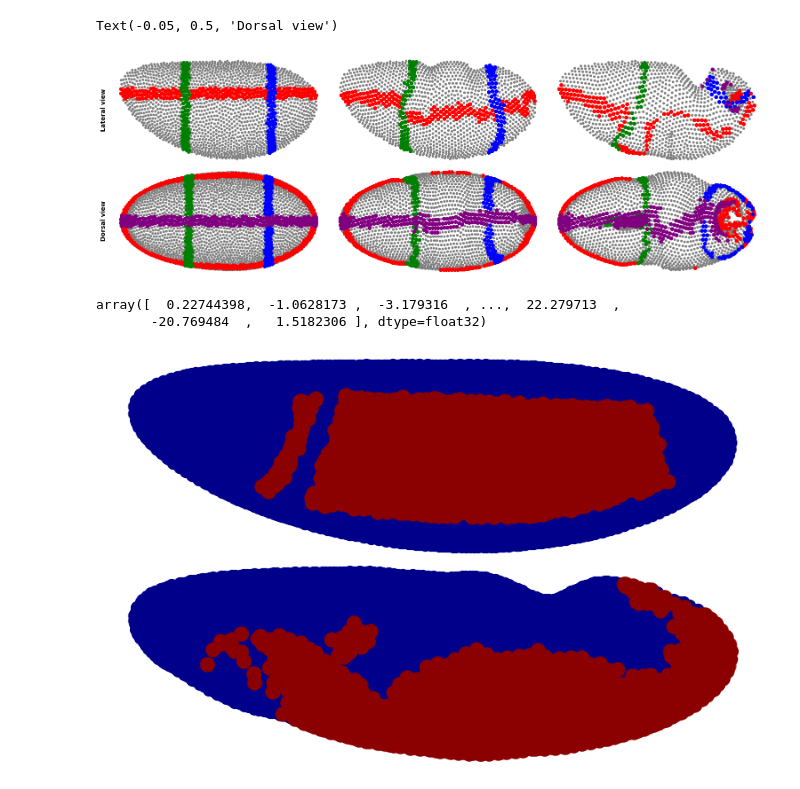
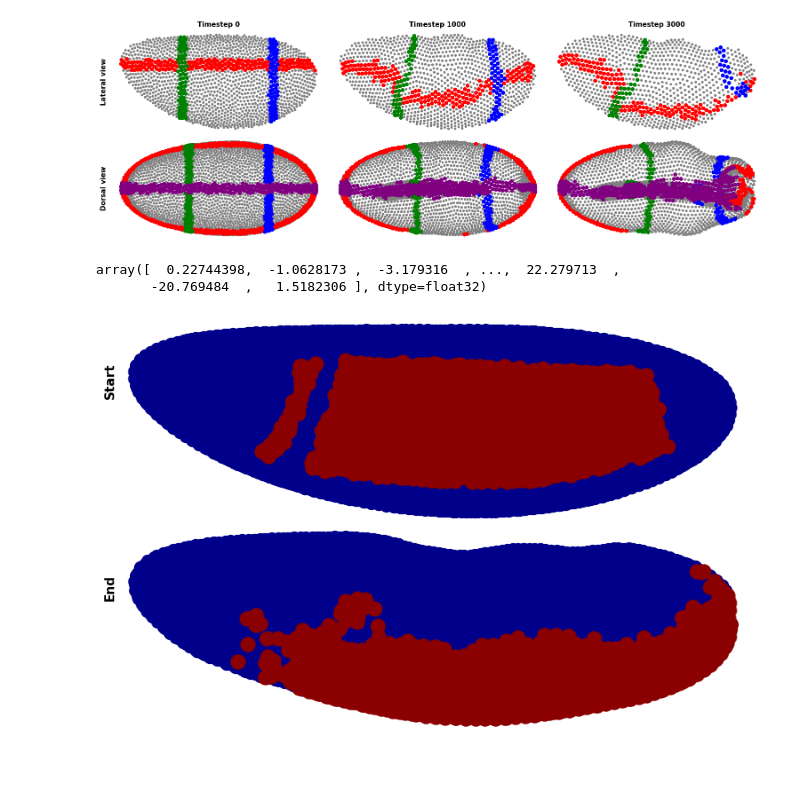
Before and after one commit to JakobSchauser/Thesis, a Jupyter notebook: CompareToData/GermBandMovements/germband.ipynb, the cells around one changed output. Saved outputs shown, nothing was run; the diff lists cells and outputs as text; code cells hidden in the pictures.

```diff
--- a/CompareToData/GermBandMovements/germband.ipynb
+++ b/CompareToData/GermBandMovements/germband.ipynb
@@ -4,7 +4,10 @@ import h5py
 import cv2
 import matplotlib.pyplot as plt
 
-with h5py.File('../../CodePass2/runs/finale.hdf5', 'r') as f:
+
+path = '../../CodePass2/runs/'
+path = "D:/"
+with h5py.File(path+'finale_normal.hdf5', 'r') as f:
     # read the data
     positions = f['x'][:]
     properties = f['properties'][:][0]
@@ -33,39 +36,41 @@ fig, axs = plt.subplots(2,3, figsize=(15,5), constrained_layout=True)
 axind = 0
 
 upper_axs = axs[0,:]
 lower_axs = axs[1,:]
 
-for t in [0,500,3000]:
+for t in [0,1000,3000]:
     y = positions[t,:,1]
     x = positions[t,:,0]
     z = positions[t,:,2]
 
-    ycut = 8
+    ycut = 11
     # lateral view
     upper_axs[axind].scatter(x[~all_stripes][y[~all_stripes]>ycut], z[~all_stripes][y[~all_stripes]>ycut], c="grey", s = 10)
     for c, stripe in zip(colors, stripes_lst):
         upper_axs[axind].scatter(x[stripe][y[stripe]>ycut], z[stripe][y[stripe]>ycut], c=c, s = 30)
 
     # remove the ticks
     upper_axs[axind].axis('off')
 
     # dorsal view
     zcut = 0
     lower_axs[axind].scatter(x[~all_stripes][z[~all_stripes]>zcut], y[~all_stripes][z[~all_stripes]>zcut], c="grey", s = 10)
     for c, stripe in zip(colors, stripes_lst):
         lower_axs[axind].scatter(x[stripe][z[stripe]>zcut], y[stripe][z[stripe]>zcut], c=c, s = 30)
 
     # remove the ticks
     lower_axs[axind].axis('off')
 
     axind += 1
 
 
-upper_axs[0].annotate('Lateral view', (-0.05, 0.5), xycoords = 'axes fraction', rotation = 90, va = 'center', fontweight = 'bold', fontsize = 10)
-lower_axs[0].annotate('Dorsal view', (-0.05, 0.5), xycoords = 'axes fraction', rotation = 90, va = 'center', fontweight = 'bold', fontsize = 10)
+upper_axs[0].annotate('Lateral view', (-0.05, 0.5), xycoords = 'axes fraction', rotation = 90, va = 'center', fontweight = 'bold', fontsize = 11)
+lower_axs[0].annotate('Dorsal view', (-0.05, 0.5), xycoords = 'axes fraction', rotation = 90, va = 'center', fontweight = 'bold', fontsize = 11)
+
+for a, t in zip(upper_axs,[0,1000,3000]):
+    a.set_title('Timestep {}'.format(t),  fontweight = 'bold', fontsize = 11)
 # %% [output]
-Text(-0.05, 0.5, 'Dorsal view')
-[figure, old version]
+[figure, new version]
 # %%
 y
 # %% [output]
@@ -90,6 +95,11 @@ for t in [0,-1]:
 
     axs[axind].axis('off')
 
+    # axs[axind].set_title('Timestep {}'.format(t),  fontweight = 'bold', fontsize = 11)
+
+    t = "Start" if t == 0 else "End"
+    axs[axind].annotate(t, (0.00, 0.7), xycoords = 'axes fraction', rotation = 90, va = 'center', fontweight = 'bold', fontsize = 11)
+
     axind += 1
 # %% [output]
-[figure, old version]
+[figure, new version]
```
Also changed, not shown: 10 other files.
